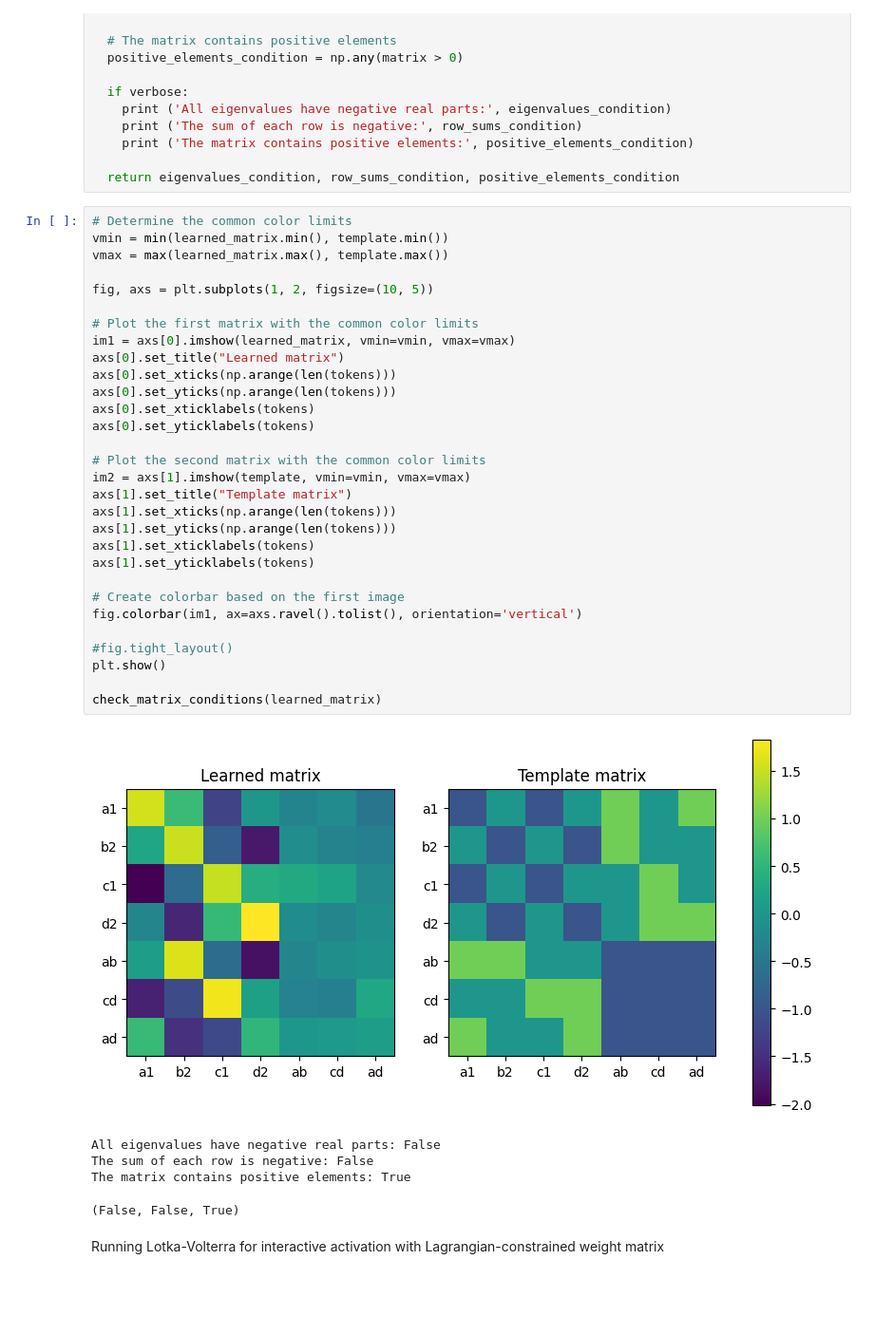
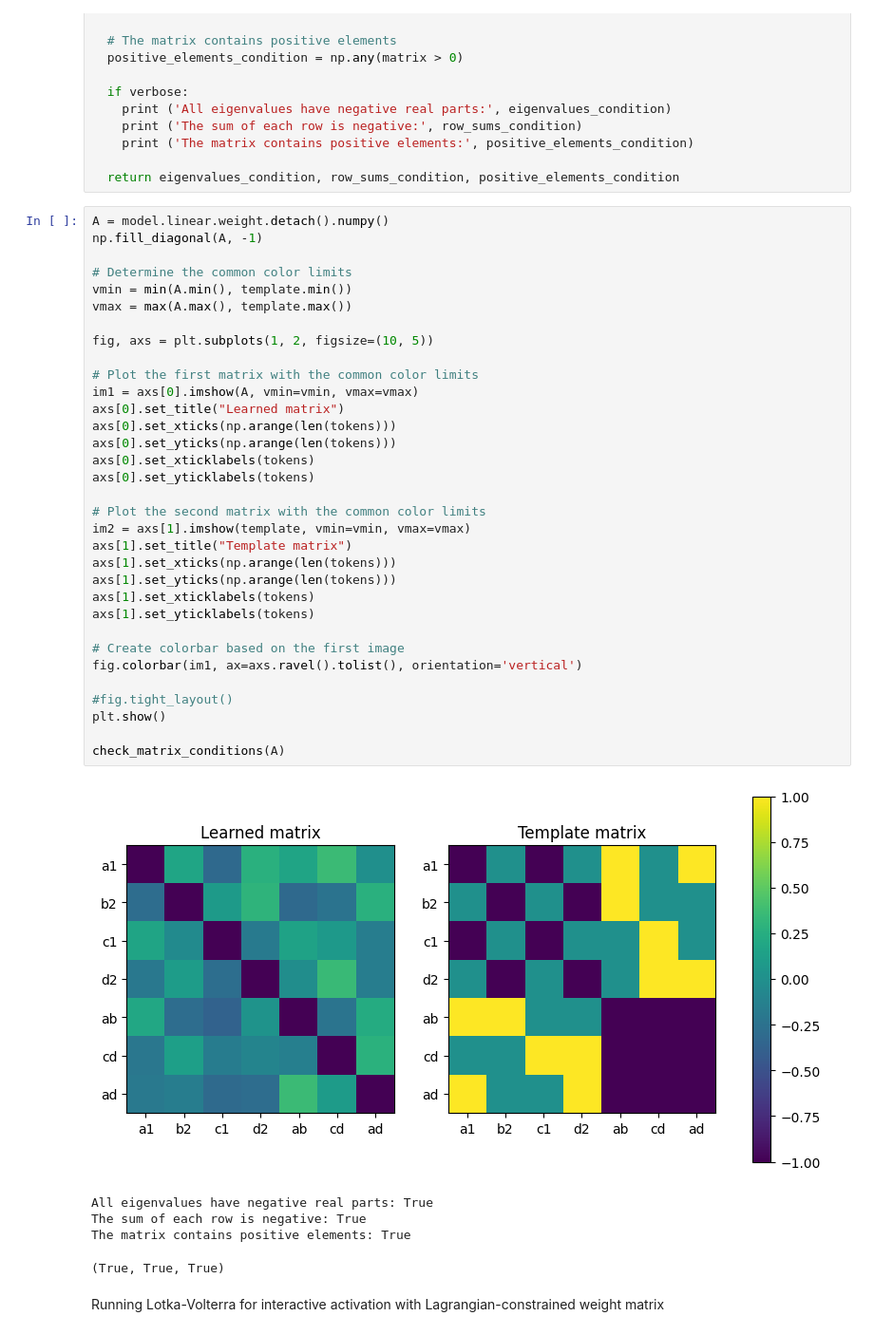
Before and after one commit to THANNAGA/Lagrangian, a Jupyter notebook: GLV_bounded_lagrangian.ipynb, the cells around one changed output. Shown at 95% size. Cells and saved outputs as stored; diff of their text form; blank space fills up the shorter version.

```diff
--- a/GLV_bounded_lagrangian.ipynb
+++ b/GLV_bounded_lagrangian.ipynb
@@ -314,41 +313,44 @@ def check_matrix_conditions(matrix, verbose=True):
 
   return eigenvalues_condition, row_sums_condition, positive_elements_condition
 # %%
+A = model.linear.weight.detach().numpy()
+np.fill_diagonal(A, -1)
+
 # Determine the common color limits
-vmin = min(learned_matrix.min(), template.min())
-vmax = max(learned_matrix.max(), template.max())
+vmin = min(A.min(), template.min())
+vmax = max(A.max(), template.max())
 
 fig, axs = plt.subplots(1, 2, figsize=(10, 5))
 
 # Plot the first matrix with the common color limits
-im1 = axs[0].imshow(learned_matrix, vmin=vmin, vmax=vmax)
+im1 = axs[0].imshow(A, vmin=vmin, vmax=vmax)
 axs[0].set_title("Learned matrix")
 axs[0].set_xticks(np.arange(len(tokens)))
 axs[0].set_yticks(np.arange(len(tokens)))
 axs[0].set_xticklabels(tokens)
 axs[0].set_yticklabels(tokens)
 
 # Plot the second matrix with the common color limits
 im2 = axs[1].imshow(template, vmin=vmin, vmax=vmax)
 axs[1].set_title("Template matrix")
 axs[1].set_xticks(np.arange(len(tokens)))
 axs[1].set_yticks(np.arange(len(tokens)))
 axs[1].set_xticklabels(tokens)
 axs[1].set_yticklabels(tokens)
 
 # Create colorbar based on the first image
 fig.colorbar(im1, ax=axs.ravel().tolist(), orientation='vertical')
 
 #fig.tight_layout()
 plt.show()
 
-check_matrix_conditions(learned_matrix)
+check_matrix_conditions(A)
 # %% [output]
-[figure, old version]
+[figure, new version]
-All eigenvalues have negative real parts: False
-The sum of each row is negative: False
+All eigenvalues have negative real parts: True
+The sum of each row is negative: True
 The matrix contains positive elements: True
-(False, False, True)
+(True, True, True)
 # %% [markdown]
 Running Lotka-Volterra for interactive activation with Lagrangian-constrained weight matrix
 # %%
```
Also changed, not shown: parts of 9 cells of this notebook.
